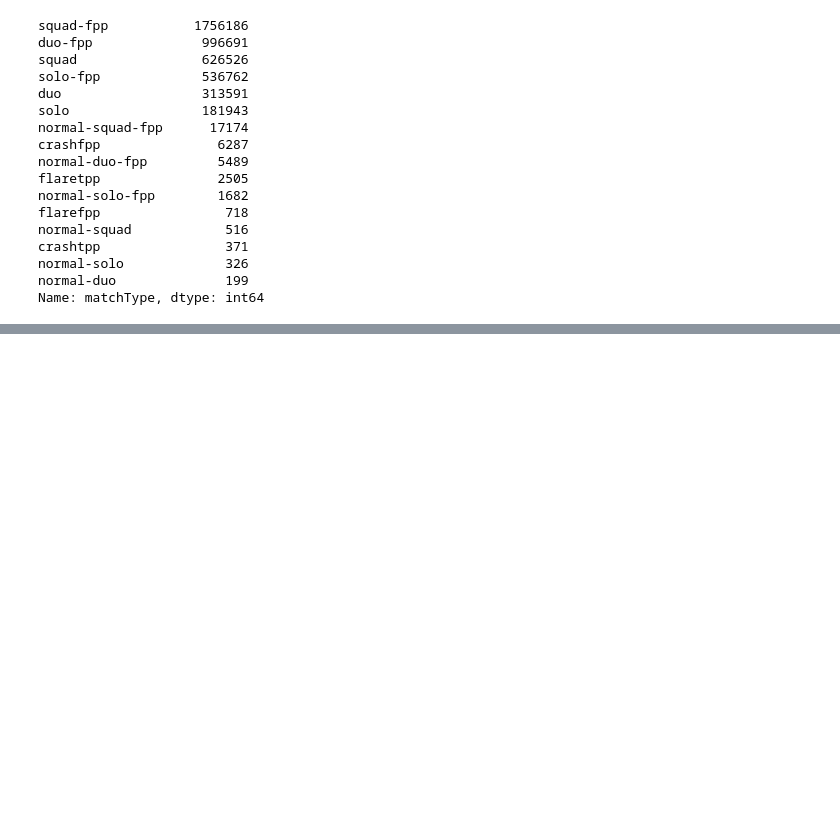
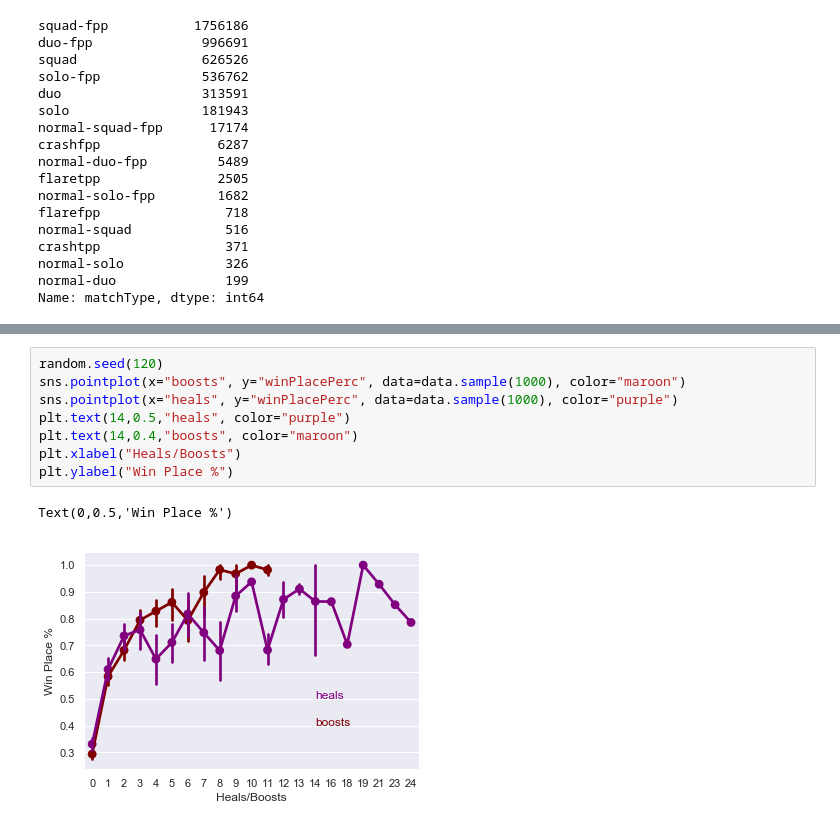
Before and after one commit to CrookedNoob/Kaggle, a Jupyter notebook: PUBG_Data_Exploration_n_Predictive_Modelling.ipynb, the cells around one changed output, grey strips where cells are left out. Drawn from its saved outputs; the diff is of its cells as text; blank space fills up the shorter version.

```diff
--- a/PUBG_Data_Exploration_n_Predictive_Modelling.ipynb
+++ b/PUBG_Data_Exploration_n_Predictive_Modelling.ipynb
@@ -258,0 +315,11 @@ sns.catplot(x="matchType", y="kills", hue="WinPlaceBucket", kind="swarm", data=d
+# %%
+random.seed(120)
+sns.pointplot(x="boosts", y="winPlacePerc", data=data.sample(1000), color="maroon")
+sns.pointplot(x="heals", y="winPlacePerc", data=data.sample(1000), color="purple")
+plt.text(14,0.5,"heals", color="purple")
+plt.text(14,0.4,"boosts", color="maroon")
+plt.xlabel("Heals/Boosts")
+plt.ylabel("Win Place %")
+# %% [output]
+Text(0,0.5,'Win Place %')
+[figure, added]
```
Also changed, not shown: parts of 17 cells of this notebook.
